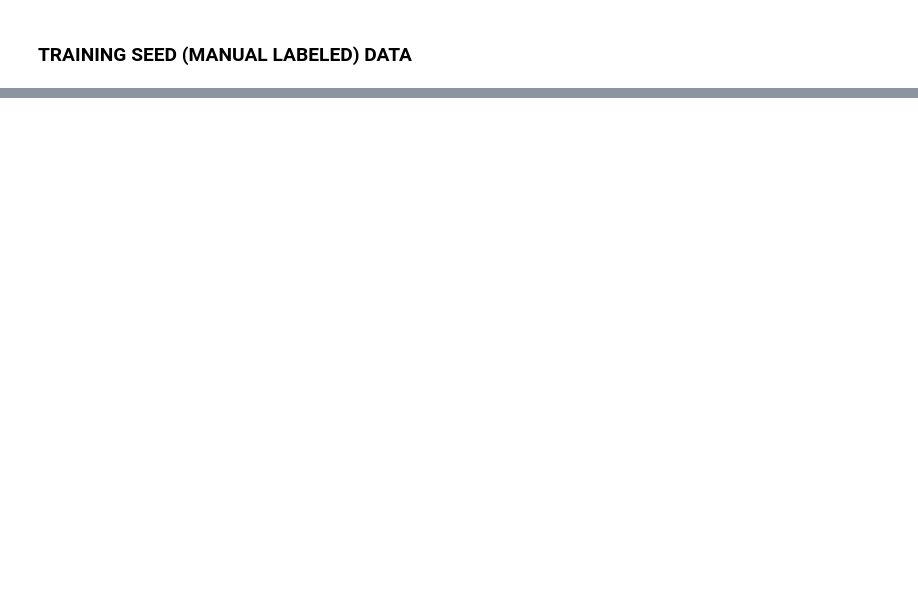
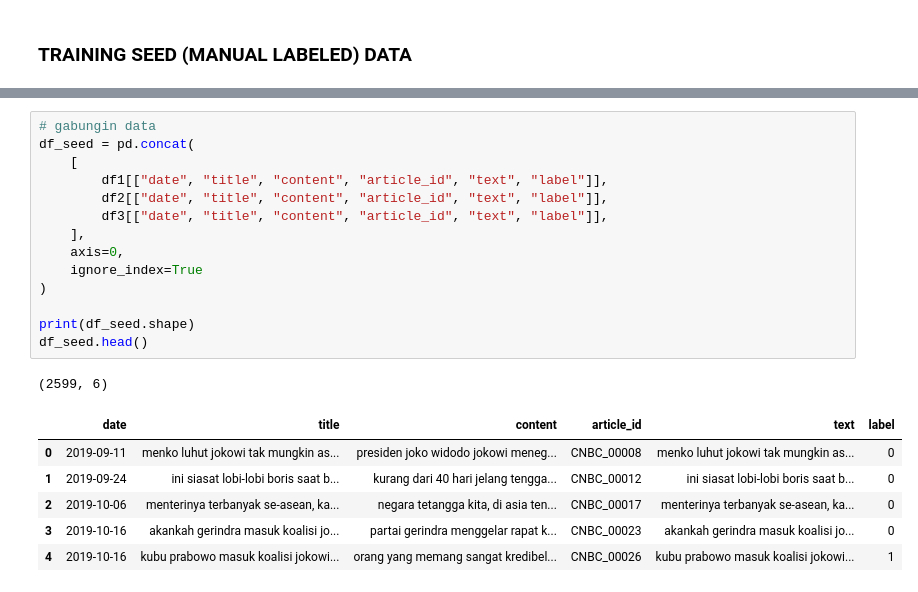
Before and after one commit to ininick/skripsis, a Jupyter notebook: source code/training/training_sentiment_model.ipynb, the cells around one changed output, grey strips where cells are left out. Saved outputs shown, nothing was run; the diff lists cells and outputs as text; blank space fills up the shorter version.

```diff
--- a/source code/training/training_sentiment_model.ipynb
+++ b/source code/training/training_sentiment_model.ipynb
@@ -106,0 +152,22 @@ ModuleNotFoundError: No module named 'sklearn'
+# %%
+# gabungin data
+df_seed = pd.concat(
+    [
+        df1[["date", "title", "content", "article_id", "text", "label"]],
+        df2[["date", "title", "content", "article_id", "text", "label"]],
+        df3[["date", "title", "content", "article_id", "text", "label"]],
+    ],
+    axis=0,
+    ignore_index=True
+)
+
+print(df_seed.shape)
+df_seed.head()
+# %% [output]
+(2599, 6)
+|  | date | title | content | article_id | text | label |
+| 0 | 2019-09-11 | menko luhut jokowi tak mungkin as... | presiden joko widodo jokowi meneg... | CNBC_00008 | menko luhut jokowi tak mungkin as... | 0 |
+| 1 | 2019-09-24 | ini siasat lobi-lobi boris saat b... | kurang dari 40 hari jelang tengga... | CNBC_00012 | ini siasat lobi-lobi boris saat b... | 0 |
+| 2 | 2019-10-06 | menterinya terbanyak se-asean, ka... | negara tetangga kita, di asia ten... | CNBC_00017 | menterinya terbanyak se-asean, ka... | 0 |
+| 3 | 2019-10-16 | akankah gerindra masuk koalisi jo... | partai gerindra menggelar rapat k... | CNBC_00023 | akankah gerindra masuk koalisi jo... | 0 |
+| 4 | 2019-10-16 | kubu prabowo masuk koalisi jokowi... | orang yang memang sangat kredibel... | CNBC_00026 | kubu prabowo masuk koalisi jokowi... | 1 |
```
Also changed, not shown: parts of 22 cells of this notebook.
